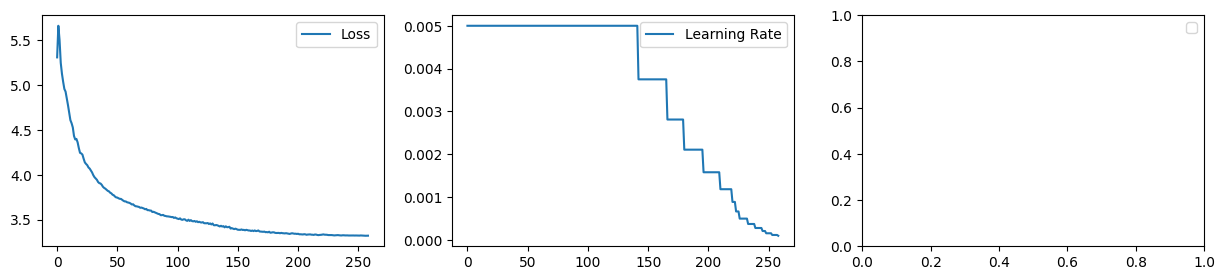
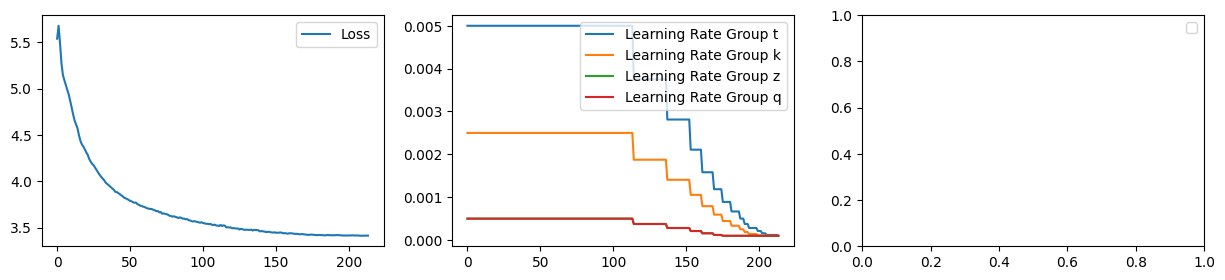
The notebook cell's code change between the first figure and the second:
--- before
+++ after
@@ -1,5 +1,5 @@
 from matplotlib import pyplot as plt
 import numpy as np
-auc = np.array(adjuster.auc_list)
+
 # plot loss and lr side by side
 plt.figure(figsize=(15,3))
@@ -8,9 +8,10 @@
 plt.legend()
 plt.subplot(1, 3, 2)
-plt.plot(adjuster.lr_list, label='Learning Rate')
+for group, lable in zip(adjuster.lr_list, ["t", "k", "z", "q"]):
+    plt.plot(adjuster.lr_list[group], label=f'Learning Rate Group {lable}')
 plt.legend()
 plt.subplot(1, 3, 3)
 for i, th in enumerate([1,3,5]):
-    plt.plot(auc[:,i], label=f'AUC@{th}px') if len(auc) > 0 else None
+    plt.plot(adjuster.auc_list[i], label=f'AUC@{th}px') if len(adjuster.auc_list) > 0 else None
 plt.legend()
 plt.show()

Commit: all seems to work :)